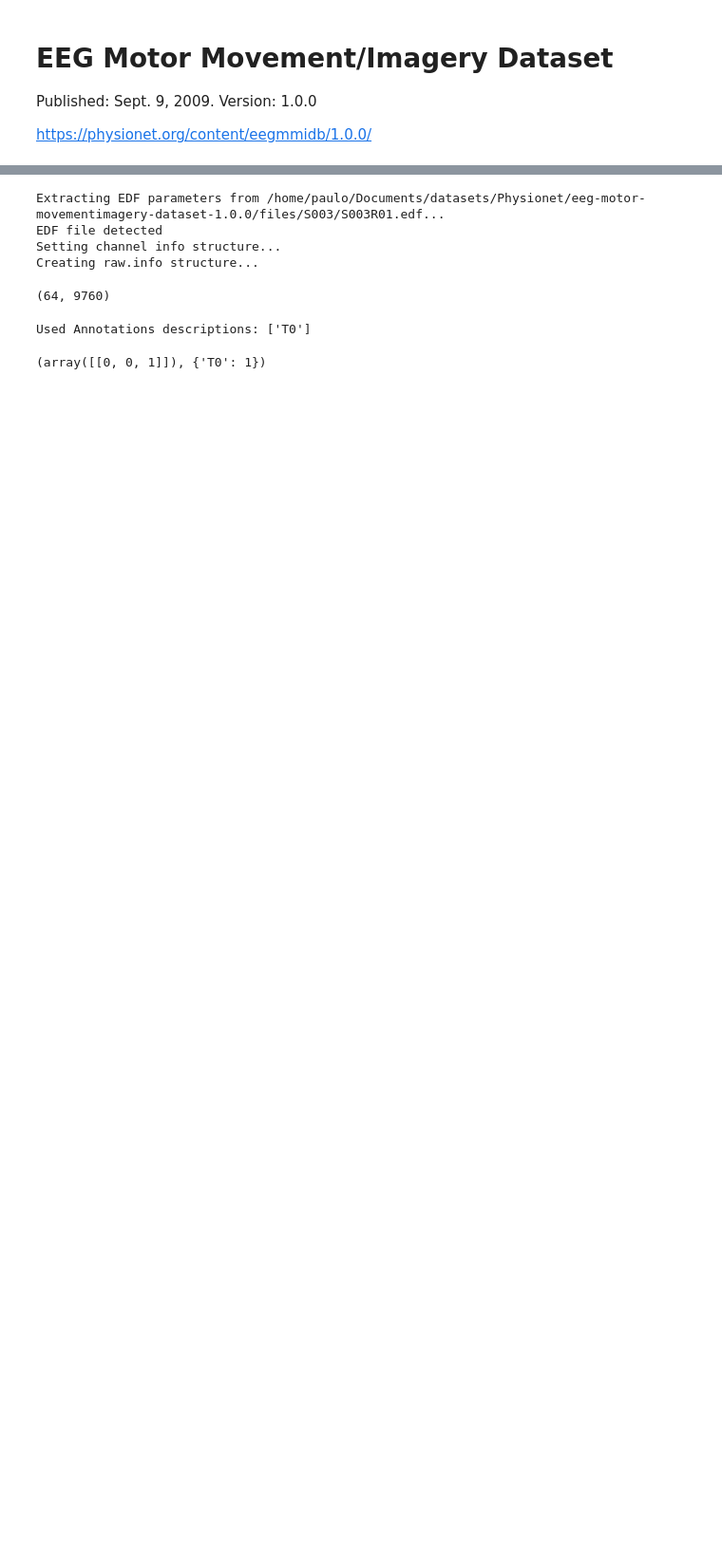
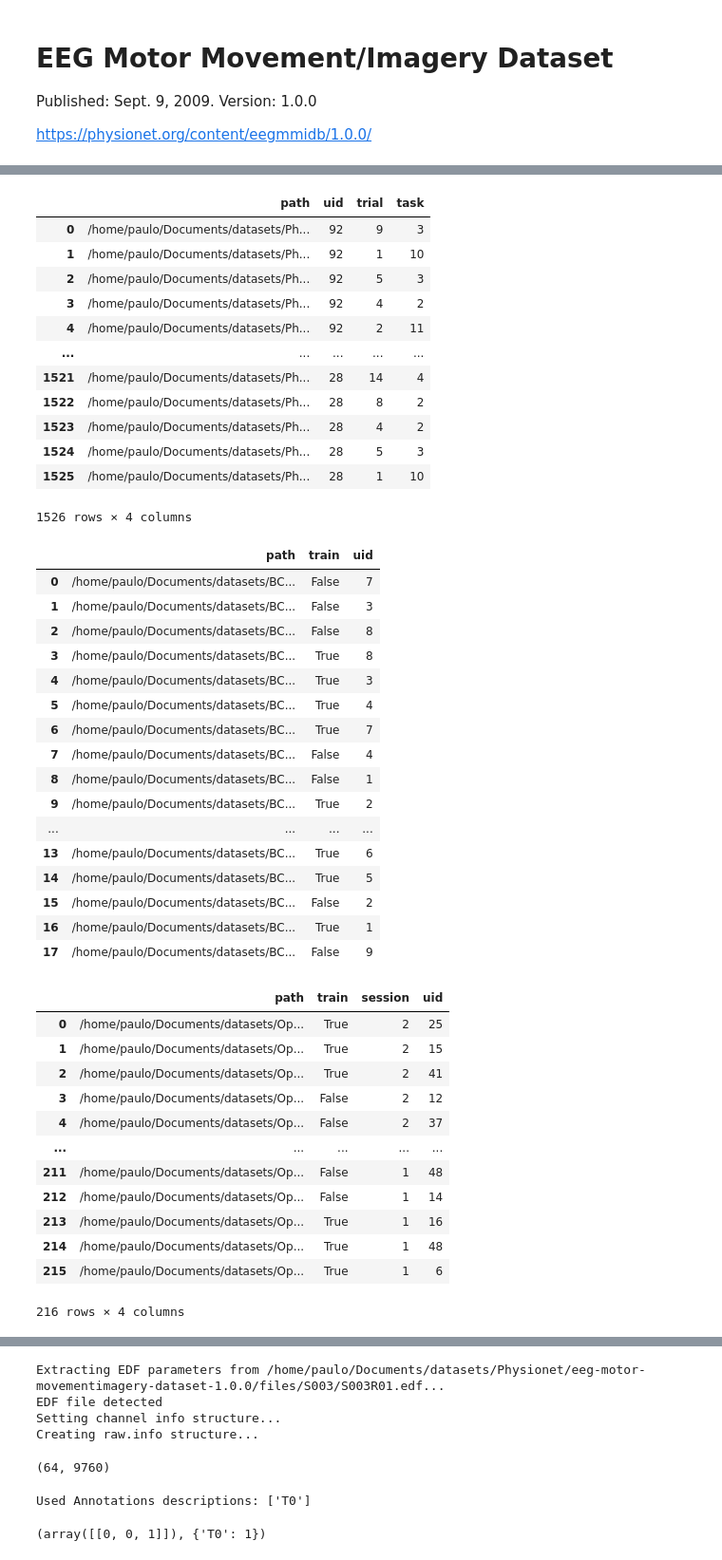
Before and after one commit to Kotzly/BCI_MsC, a Jupyter notebook: notebooks/Physionet.ipynb, the cells around one changed output, grey strips where cells are left out. Shown: that part at 95% size. Saved outputs shown, nothing was run; the diff lists cells and outputs as text; code cells hidden in the pictures; blank space fills up the shorter version.

Commit message:
13 physionet dataset class working, but need validation

```diff
--- a/notebooks/Physionet.ipynb
+++ b/notebooks/Physionet.ipynb
@@ -116,0 +226,60 @@ class Physionet_2009_Dataset():
+# %%
+from ica_benchmark.io.load import Physionet_2009_Dataset, BCI_IV_Comp_Dataset, OpenBMI_Dataset
+from pathlib import Path
+
+physionet_dataset_folderpath = Path('/home/paulo/Documents/datasets/Physionet')
+bci_dataset_folderpath = Path('/home/paulo/Documents/datasets/BCI_Comp_IV_2a/gdf/')
+bci_test_dataset_folderpath = Path('/home/paulo/Documents/datasets/BCI_Comp_IV_2a/true_labels/')
+openbmi_dataset_folderpath = Path('/home/paulo/Documents/datasets/OpenBMI/edf/')
+
+physionet_dataset = Physionet_2009_Dataset(physionet_dataset_folderpath)
+bci_dataset = BCI_IV_Comp_Dataset(bci_dataset_folderpath, test_folder=bci_test_dataset_folderpath)
+openbmi_dataset = OpenBMI_Dataset(openbmi_dataset_folderpath)
+
+display(physionet_dataset.list_subject_filepaths())
+display(bci_dataset.list_subject_filepaths())
+display(openbmi_dataset.list_subject_filepaths())
+# %% [output]
+|  | path | uid | trial | task |
+| 0 | /home/paulo/Documents/datasets/Ph... | 92 | 9 | 3 |
+| 1 | /home/paulo/Documents/datasets/Ph... | 92 | 1 | 10 |
+| 2 | /home/paulo/Documents/datasets/Ph... | 92 | 5 | 3 |
+| 3 | /home/paulo/Documents/datasets/Ph... | 92 | 4 | 2 |
+| 4 | /home/paulo/Documents/datasets/Ph... | 92 | 2 | 11 |
+| ... | ... | ... | ... | ... |
+| 1521 | /home/paulo/Documents/datasets/Ph... | 28 | 14 | 4 |
+| 1522 | /home/paulo/Documents/datasets/Ph... | 28 | 8 | 2 |
+| 1523 | /home/paulo/Documents/datasets/Ph... | 28 | 4 | 2 |
+| 1524 | /home/paulo/Documents/datasets/Ph... | 28 | 5 | 3 |
+| 1525 | /home/paulo/Documents/datasets/Ph... | 28 | 1 | 10 |
+1526 rows × 4 columns
+|  | path | train | uid |
+| 0 | /home/paulo/Documents/datasets/BC... | False | 7 |
+| 1 | /home/paulo/Documents/datasets/BC... | False | 3 |
+| 2 | /home/paulo/Documents/datasets/BC... | False | 8 |
+| 3 | /home/paulo/Documents/datasets/BC... | True | 8 |
+| 4 | /home/paulo/Documents/datasets/BC... | True | 3 |
+| 5 | /home/paulo/Documents/datasets/BC... | True | 4 |
+| 6 | /home/paulo/Documents/datasets/BC... | True | 7 |
+| 7 | /home/paulo/Documents/datasets/BC... | False | 4 |
+| 8 | /home/paulo/Documents/datasets/BC... | False | 1 |
+| 9 | /home/paulo/Documents/datasets/BC... | True | 2 |
+| ... | ... | ... | ... |
+| 13 | /home/paulo/Documents/datasets/BC... | True | 6 |
+| 14 | /home/paulo/Documents/datasets/BC... | True | 5 |
+| 15 | /home/paulo/Documents/datasets/BC... | False | 2 |
+| 16 | /home/paulo/Documents/datasets/BC... | True | 1 |
+| 17 | /home/paulo/Documents/datasets/BC... | False | 9 |
+|  | path | train | session | uid |
+| 0 | /home/paulo/Documents/datasets/Op... | True | 2 | 25 |
+| 1 | /home/paulo/Documents/datasets/Op... | True | 2 | 15 |
+| 2 | /home/paulo/Documents/datasets/Op... | True | 2 | 41 |
+| 3 | /home/paulo/Documents/datasets/Op... | False | 2 | 12 |
+| 4 | /home/paulo/Documents/datasets/Op... | False | 2 | 37 |
+| ... | ... | ... | ... | ... |
+| 211 | /home/paulo/Documents/datasets/Op... | False | 1 | 48 |
+| 212 | /home/paulo/Documents/datasets/Op... | False | 1 | 14 |
+| 213 | /home/paulo/Documents/datasets/Op... | True | 1 | 16 |
+| 214 | /home/paulo/Documents/datasets/Op... | True | 1 | 48 |
+| 215 | /home/paulo/Documents/datasets/Op... | True | 1 | 6 |
+216 rows × 4 columns
```
Also changed, not shown: parts of 19 cells of this notebook, 1 other file.
